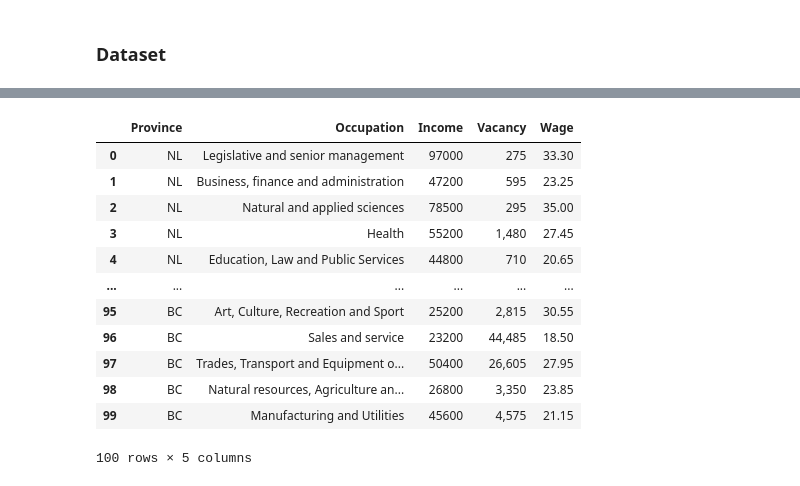
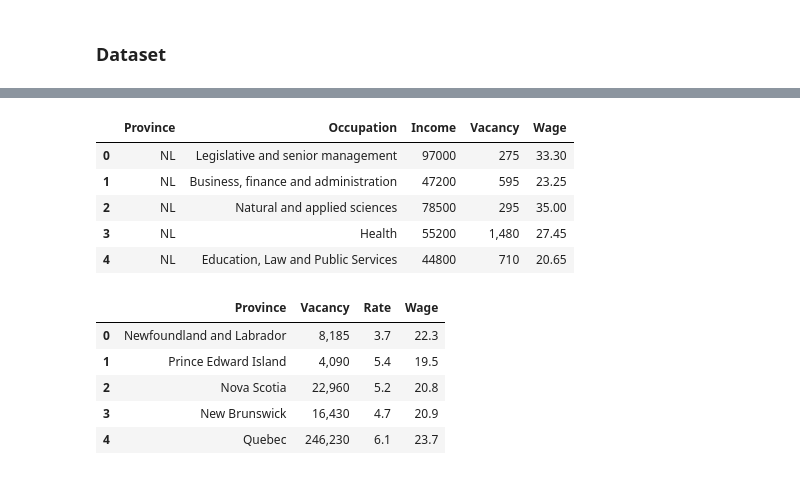
Before and after one commit to XutongJiang/323-Final-Project, a Jupyter notebook: Immigration to Canada.ipynb, the cells around one changed output, grey strips where cells are left out. Saved outputs shown, nothing was run; the diff lists cells and outputs as text; code cells hidden in the pictures.

```diff
--- a/Immigration to Canada.ipynb
+++ b/Immigration to Canada.ipynb
@@ -104,16 +125,18 @@ df245
 # %%
-df36
+df36.head()
 # %% [output]
 |  | Province | Occupation | Income | Vacancy | Wage |
 | 0 | NL | Legislative and senior management | 97000 | 275 | 33.30 |
 | 1 | NL | Business, finance and administration | 47200 | 595 | 23.25 |
 | 2 | NL | Natural and applied sciences | 78500 | 295 | 35.00 |
 | 3 | NL | Health | 55200 | 1,480 | 27.45 |
 | 4 | NL | Education, Law and Public Services | 44800 | 710 | 20.65 |
-| ... | ... | ... | ... | ... | ... |
-| 95 | BC | Art, Culture, Recreation and Sport | 25200 | 2,815 | 30.55 |
-| 96 | BC | Sales and service | 23200 | 44,485 | 18.50 |
-| 97 | BC | Trades, Transport and Equipment o... | 50400 | 26,605 | 27.95 |
-| 98 | BC | Natural resources, Agriculture an... | 26800 | 3,350 | 23.85 |
-| 99 | BC | Manufacturing and Utilities | 45600 | 4,575 | 21.15 |
-100 rows × 5 columns
+# %%
+df5.head()
+# %% [output]
+|  | Province | Vacancy | Rate | Wage |
+| 0 | Newfoundland and Labrador | 8,185 | 3.7 | 22.3 |
+| 1 | Prince Edward Island | 4,090 | 5.4 | 19.5 |
+| 2 | Nova Scotia | 22,960 | 5.2 | 20.8 |
+| 3 | New Brunswick | 16,430 | 4.7 | 20.9 |
+| 4 | Quebec | 246,230 | 6.1 | 23.7 |
```
Also changed, not shown: parts of 26 cells of this notebook.
